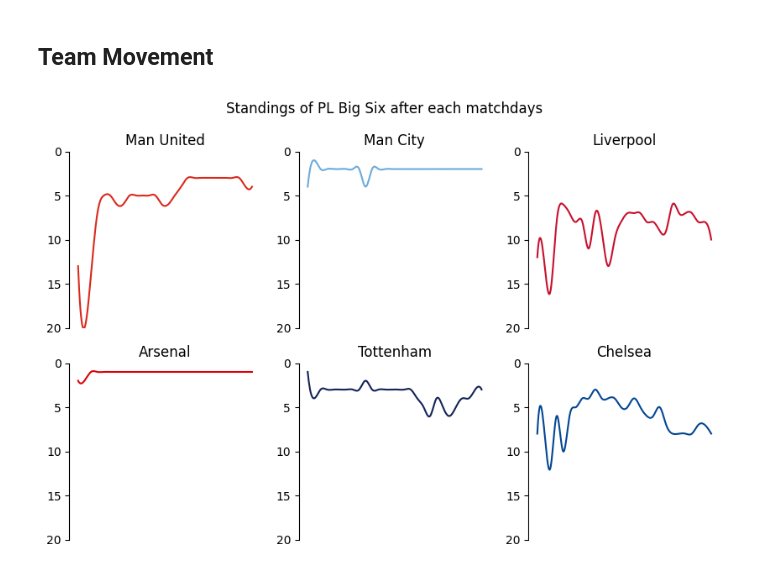
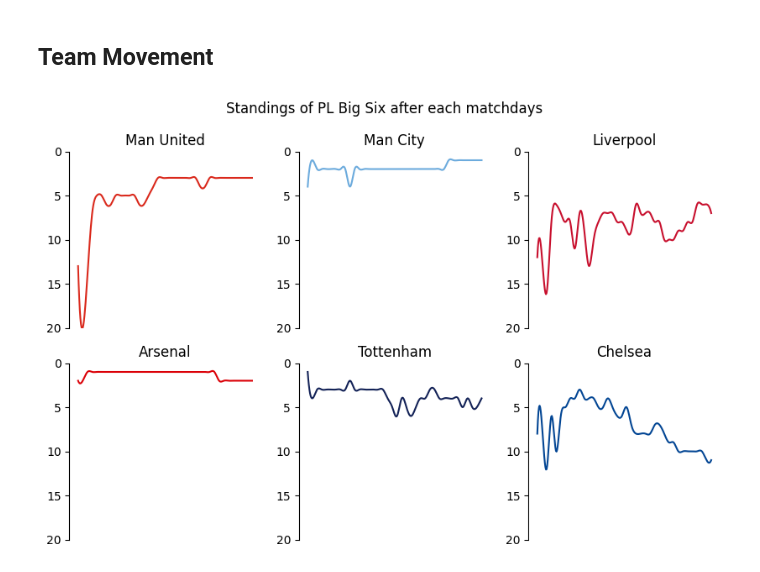
Before and after one commit to heraldjose10/pl_visualisation, a Jupyter notebook: notebooks/Plots.ipynb, the cells around one changed output. Drawn from its saved outputs; the diff is of its cells as text; code cells hidden in the pictures.

Commit message:
add blog, change blog font and run plots

```diff
--- a/notebooks/Plots.ipynb
+++ b/notebooks/Plots.ipynb
@@ -99,29 +99,29 @@ ax.legend(loc='upper right', ncols=2)
 # %%
 # import standings data
 standings = pd.read_csv(data_path+'standings.csv')
 
 fig, axs = plt.subplots(2, 3)
 fig.set_size_inches(10, 6)
 fig.suptitle('Standings of PL Big Six after each matchdays')
 axs = axs.flatten()
 
-x = range(28)
+x = range(38)
 xnew = np.linspace(min(x), max(x), 300)
 
 for ax, team, color in zip(axs, big_six, big_six_colors):
 
     # interpolation for making graph smooth
     spl = make_interp_spline(x, standings[team], k=3)
     smooth = spl(xnew)
 
     ax.plot(xnew, smooth, color)
 
     # remove borders from plots
     for border in ['top', 'bottom', 'right']:
         ax.spines[border].set_visible(False)
 
     ax.set_ylim(20, 0)
     ax.tick_params(axis='x', which='both', bottom=False, top=False, labelbottom=False)
     ax.title.set_text(team)
 # %% [output]
-[figure, old version]
+[figure, new version]
```
Also changed, not shown: parts of 3 cells of this notebook, 3 other files.
